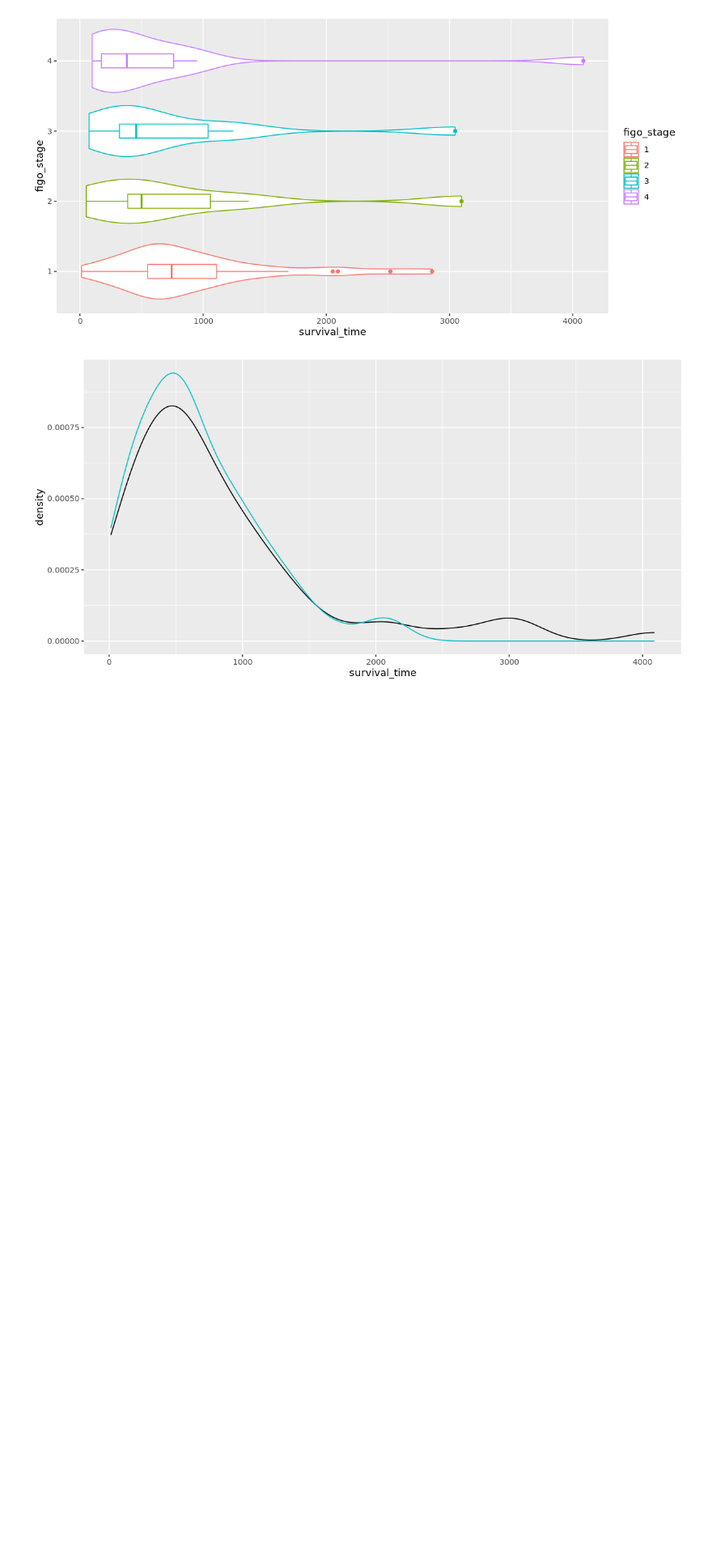
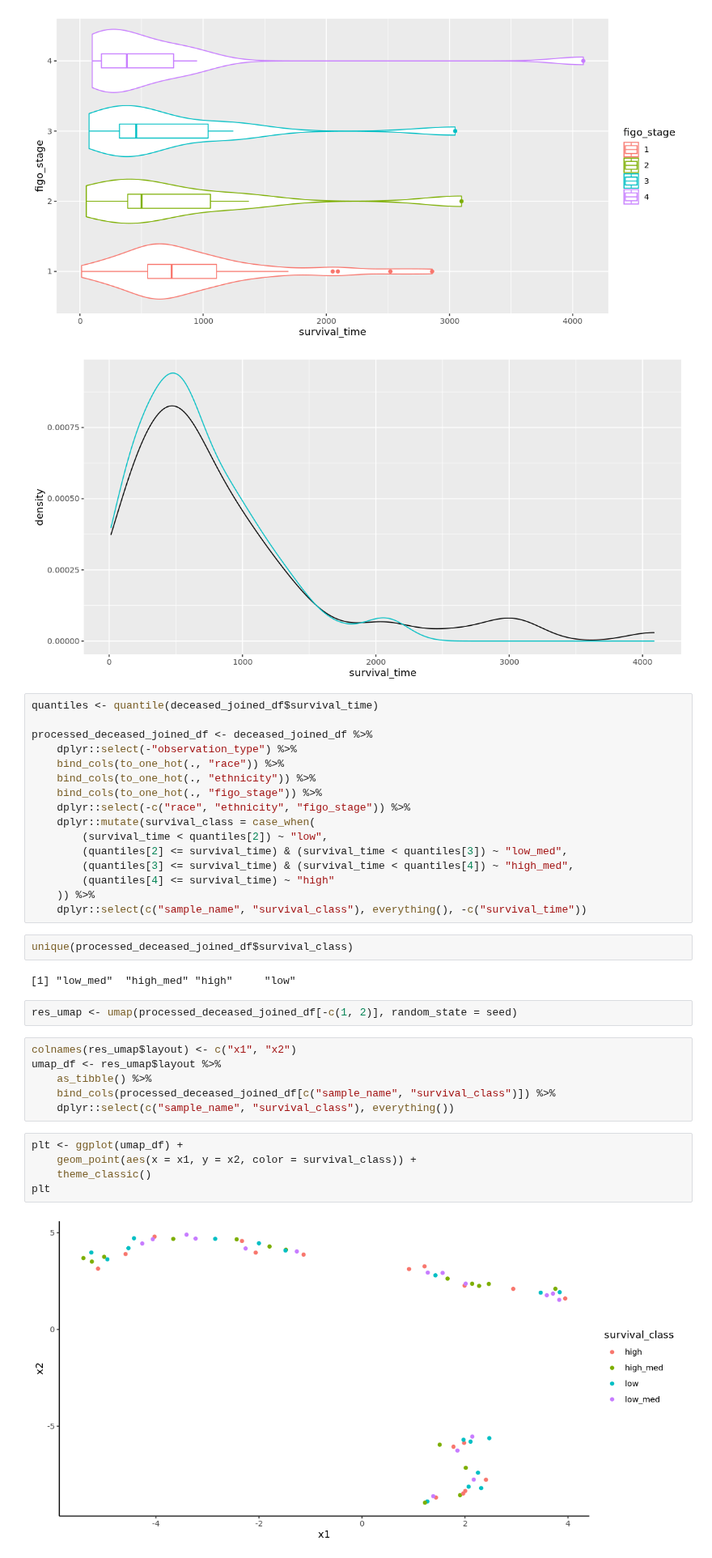
Before and after one commit to fogg-lab/characterizing-ecm-transcriptome-of-endometriosis, a Jupyter notebook: exploratory_analysis/unified_survival_explore.ipynb, the cells around one changed output. Shown at 81% size. Saved outputs shown, nothing was run; the diff lists cells and outputs as text; blank space fills up the shorter version.

Commit message:
Did some exploration - figo and survival are very difficult to separate, even with umap. May want to run PCA to investigate.

```diff
--- a/exploratory_analysis/unified_survival.ipynb
+++ b/exploratory_analysis/unified_survival_explore.ipynb
@@ -194,3 +197,38 @@ ggplot() +
 [figure]
 [figure]
 [figure]
+# %%
+quantiles <- quantile(deceased_joined_df$survival_time)
+
+processed_deceased_joined_df <- deceased_joined_df %>%
+    dplyr::select(-"observation_type") %>%
+    bind_cols(to_one_hot(., "race")) %>%
+    bind_cols(to_one_hot(., "ethnicity")) %>%
+    bind_cols(to_one_hot(., "figo_stage")) %>%
+    dplyr::select(-c("race", "ethnicity", "figo_stage")) %>%
+    dplyr::mutate(survival_class = case_when(
+        (survival_time < quantiles[2]) ~ "low",
+        (quantiles[2] <= survival_time) & (survival_time < quantiles[3]) ~ "low_med",
+        (quantiles[3] <= survival_time) & (survival_time < quantiles[4]) ~ "high_med",
+        (quantiles[4] <= survival_time) ~ "high"
+    )) %>%
+    dplyr::select(c("sample_name", "survival_class"), everything(), -c("survival_time"))
+# %%
+unique(processed_deceased_joined_df$survival_class)
+# %% [output]
+[1] "low_med"  "high_med" "high"     "low"
+# %%
+res_umap <- umap(processed_deceased_joined_df[-c(1, 2)], random_state = seed)
+# %%
+colnames(res_umap$layout) <- c("x1", "x2")
+umap_df <- res_umap$layout %>%
+    as_tibble() %>%
+    bind_cols(processed_deceased_joined_df[c("sample_name", "survival_class")]) %>%
+    dplyr::select(c("sample_name", "survival_class"), everything())
+# %%
+plt <- ggplot(umap_df) +
+    geom_point(aes(x = x1, y = x2, color = survival_class)) +
+    theme_classic()
+plt
+# %% [output]
+[figure, added]
```
Also changed, not shown: parts of 2 cells of this notebook, 2 other files.
